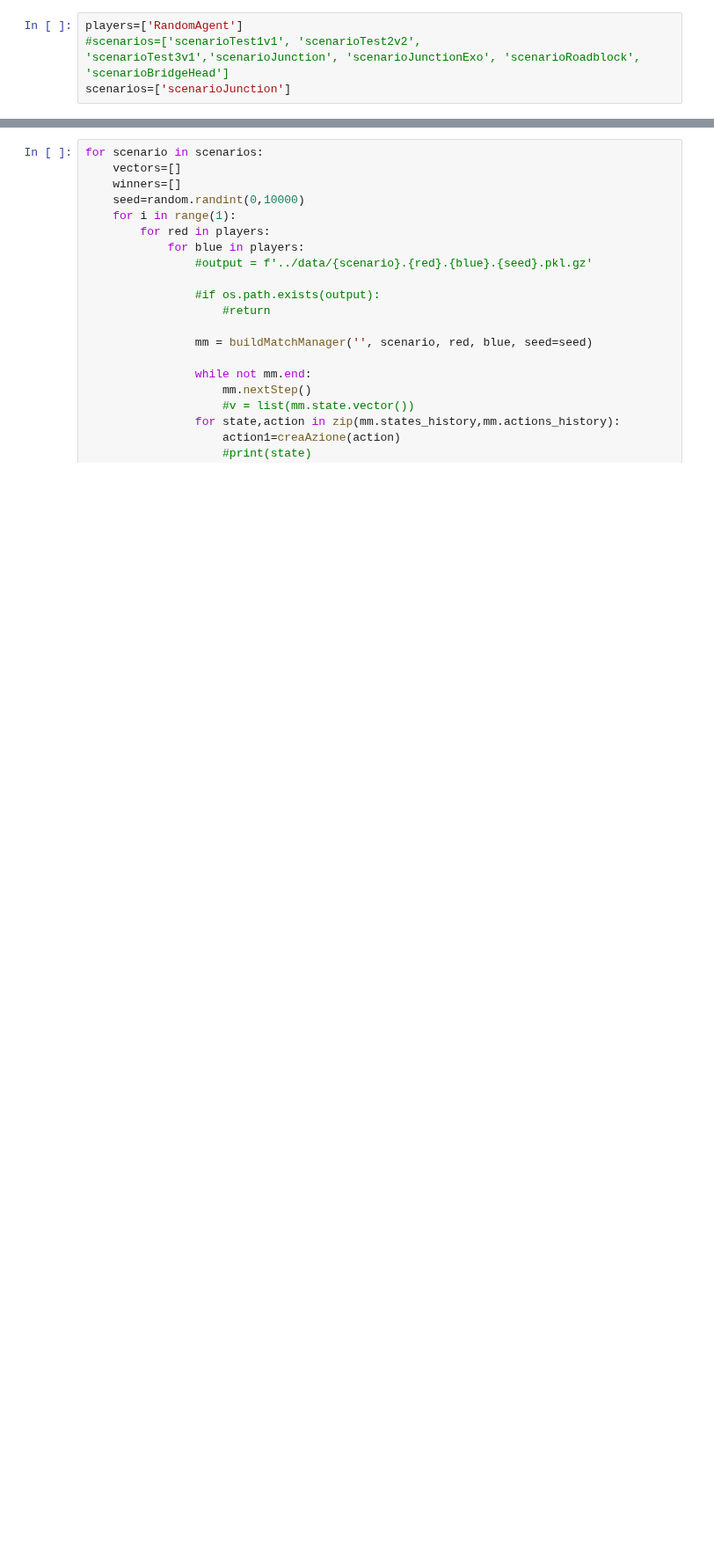
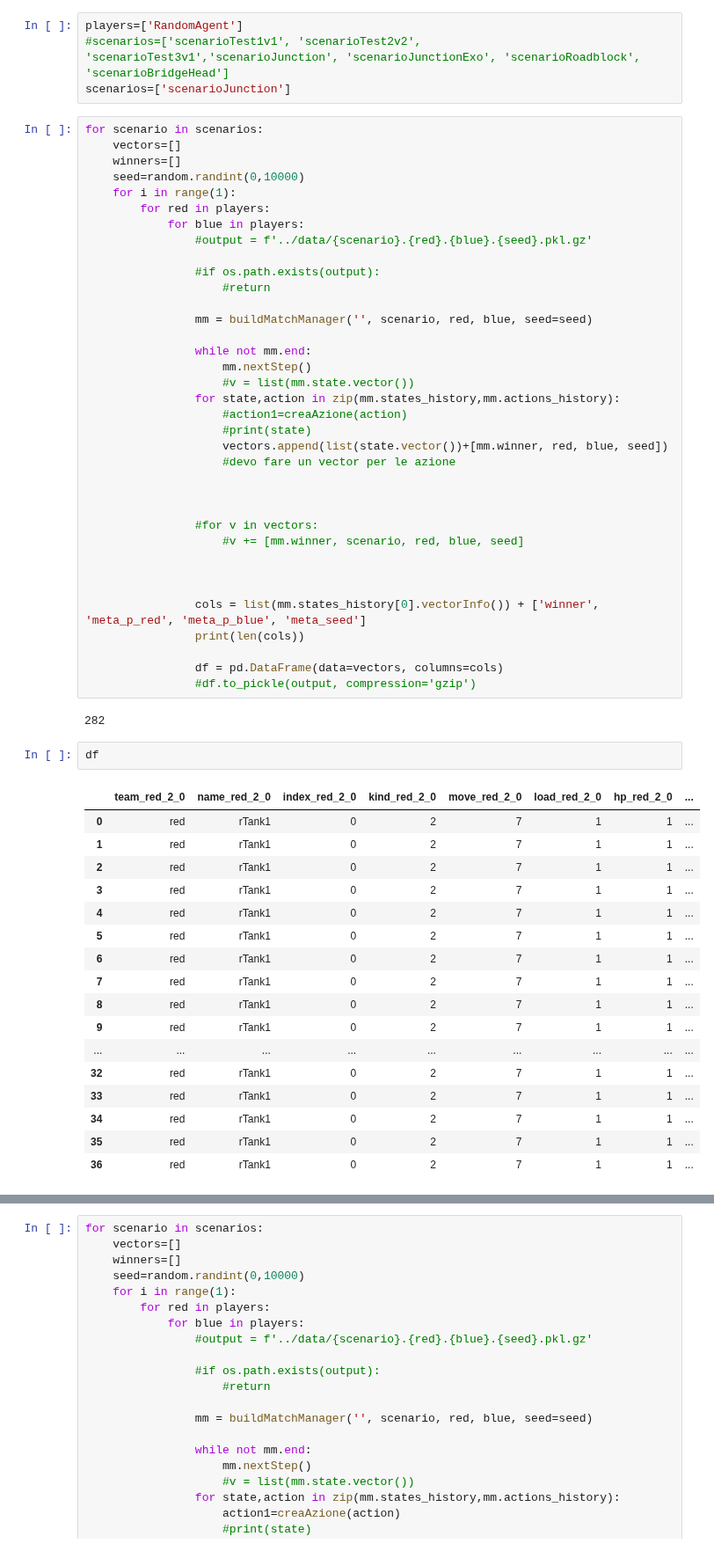
Before and after one commit to IDSIA/NewTechnoWar, a Jupyter notebook: code/Untitled.ipynb, the cells around one changed output, grey strips where cells are left out. Shown at 88% size. Cells and saved outputs as stored; diff of their text form; blank space fills up the shorter version.

```diff
--- a/code/Untitled.ipynb
+++ b/code/Untitled.ipynb
@@ -13,3 +13,61 @@ from multiprocessing import Pool
 players=['RandomAgent']
 #scenarios=['scenarioTest1v1', 'scenarioTest2v2', 'scenarioTest3v1','scenarioJunction', 'scenarioJunctionExo', 'scenarioRoadblock', 'scenarioBridgeHead']
 scenarios=['scenarioJunction']
+# %%
+for scenario in scenarios:
+    vectors=[]
+    winners=[]
+    seed=random.randint(0,10000)
+    for i in range(1):
+        for red in players:
+            for blue in players:
+                #output = f'../data/{scenario}.{red}.{blue}.{seed}.pkl.gz'
+
+                #if os.path.exists(output):
+                    #return
+
+                mm = buildMatchManager('', scenario, red, blue, seed=seed)
+
+                while not mm.end:
+                    mm.nextStep()
+                    #v = list(mm.state.vector())
+                for state,action in zip(mm.states_history,mm.actions_history):
+                    #action1=creaAzione(action)
+                    #print(state)
+                    vectors.append(list(state.vector())+[mm.winner, red, blue, seed])
+                    #devo fare un vector per le azione
+
+
+
+                #for v in vectors:
+                    #v += [mm.winner, scenario, red, blue, seed]
+
+
+
+                cols = list(mm.states_history[0].vectorInfo()) + ['winner', 'meta_p_red', 'meta_p_blue', 'meta_seed']
+                print(len(cols))
+
+                df = pd.DataFrame(data=vectors, columns=cols)
+                #df.to_pickle(output, compression='gzip')
+# %% [output]
+282
+# %%
+df
+# %% [output]
+|  | team_red_2_0 | name_red_2_0 | index_red_2_0 | kind_red_2_0 | move_red_2_0 | load_red_2_0 | hp_red_2_0 | ... |
+| 0 | red | rTank1 | 0 | 2 | 7 | 1 | 1 | ... |
+| 1 | red | rTank1 | 0 | 2 | 7 | 1 | 1 | ... |
+| 2 | red | rTank1 | 0 | 2 | 7 | 1 | 1 | ... |
+| 3 | red | rTank1 | 0 | 2 | 7 | 1 | 1 | ... |
+| 4 | red | rTank1 | 0 | 2 | 7 | 1 | 1 | ... |
+| 5 | red | rTank1 | 0 | 2 | 7 | 1 | 1 | ... |
+| 6 | red | rTank1 | 0 | 2 | 7 | 1 | 1 | ... |
+| 7 | red | rTank1 | 0 | 2 | 7 | 1 | 1 | ... |
+| 8 | red | rTank1 | 0 | 2 | 7 | 1 | 1 | ... |
+| 9 | red | rTank1 | 0 | 2 | 7 | 1 | 1 | ... |
+| ... | ... | ... | ... | ... | ... | ... | ... | ... |
+| 32 | red | rTank1 | 0 | 2 | 7 | 1 | 1 | ... |
+| 33 | red | rTank1 | 0 | 2 | 7 | 1 | 1 | ... |
+| 34 | red | rTank1 | 0 | 2 | 7 | 1 | 1 | ... |
+| 35 | red | rTank1 | 0 | 2 | 7 | 1 | 1 | ... |
+| 36 | red | rTank1 | 0 | 2 | 7 | 1 | 1 | ... |
```
Also changed, not shown: parts of 15 cells of this notebook, 1 other file.
